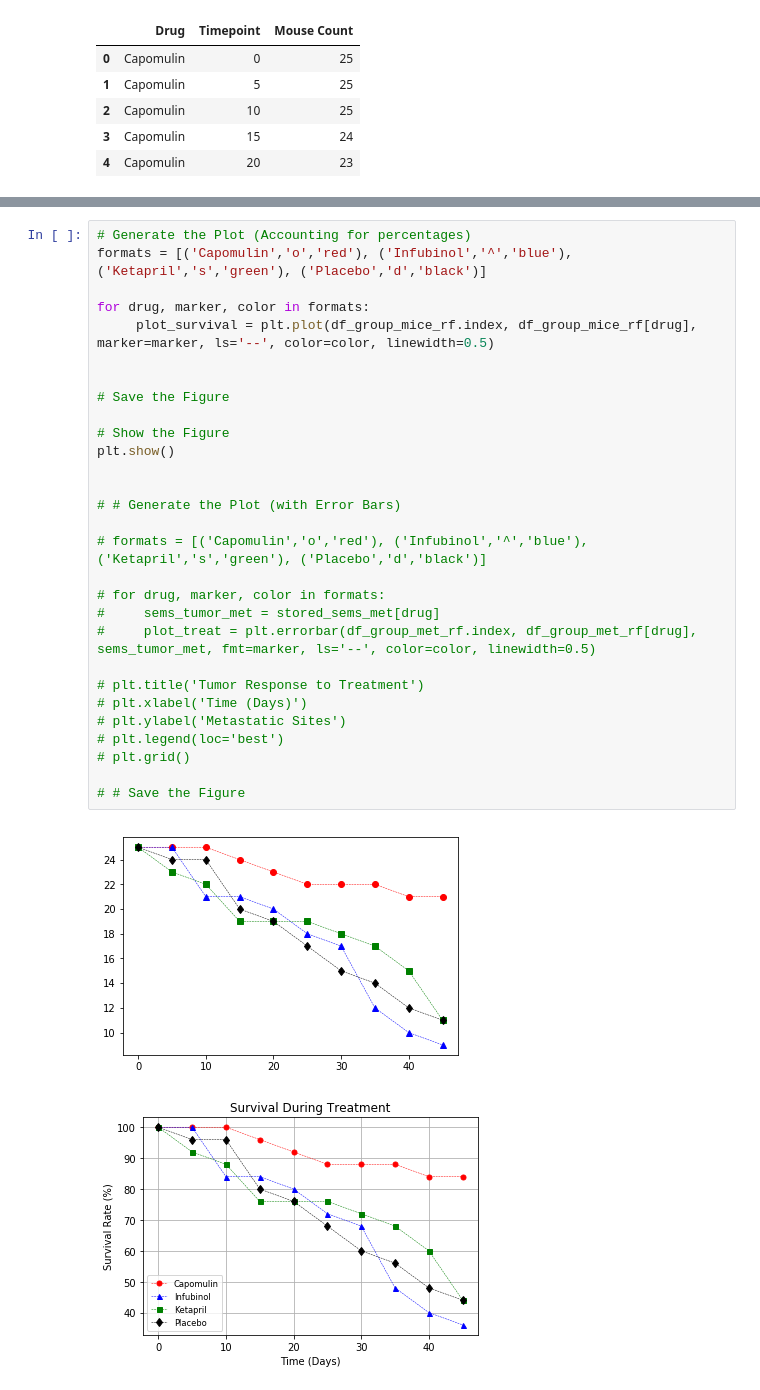
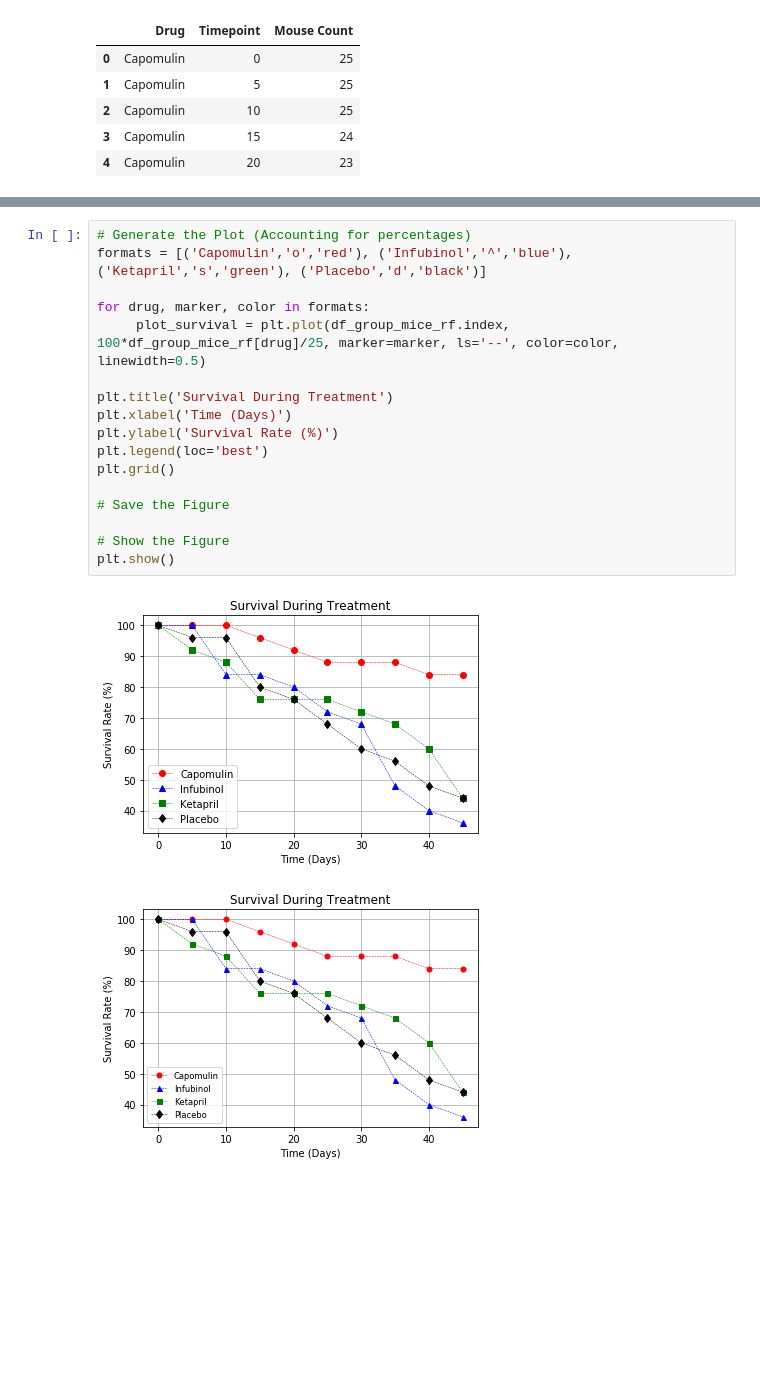
Before and after one commit to jcmachdata/Pymaceuticals, a Jupyter notebook: pymaceuticals.ipynb, the cells around one changed output, grey strips where cells are left out. Saved outputs shown, nothing was run; the diff lists cells and outputs as text; blank space fills up the shorter version.

```diff
--- a/pymaceuticals.ipynb
+++ b/pymaceuticals.ipynb
@@ -311,34 +311,22 @@ df_group_mice_rf.head()
 # %%
 # Generate the Plot (Accounting for percentages)
 formats = [('Capomulin','o','red'), ('Infubinol','^','blue'), ('Ketapril','s','green'), ('Placebo','d','black')]
 
 for drug, marker, color in formats:
-     plot_survival = plt.plot(df_group_mice_rf.index, df_group_mice_rf[drug], marker=marker, ls='--', color=color, linewidth=0.5)
+     plot_survival = plt.plot(df_group_mice_rf.index, 100*df_group_mice_rf[drug]/25, marker=marker, ls='--', color=color, linewidth=0.5)
 
+plt.title('Survival During Treatment')
+plt.xlabel('Time (Days)')
+plt.ylabel('Survival Rate (%)')
+plt.legend(loc='best')
+plt.grid()
 
 # Save the Figure
 
 # Show the Figure
 plt.show()
-
-
-# # Generate the Plot (with Error Bars)
-
-# formats = [('Capomulin','o','red'), ('Infubinol','^','blue'), ('Ketapril','s','green'), ('Placebo','d','black')]
-
-# for drug, marker, color in formats:
-#     sems_tumor_met = stored_sems_met[drug]
-#     plot_treat = plt.errorbar(df_group_met_rf.index, df_group_met_rf[drug], sems_tumor_met, fmt=marker, ls='--', color=color, linewidth=0.5)
-
-# plt.title('Tumor Response to Treatment')
-# plt.xlabel('Time (Days)')
-# plt.ylabel('Metastatic Sites')
-# plt.legend(loc='best')
-# plt.grid()
-
-# # Save the Figure
 # %% [output]
-[figure, old version]
+[figure, new version]
 # %%
 # %% [output]
 [figure]
```
Also changed, not shown: parts of 9 cells of this notebook.
